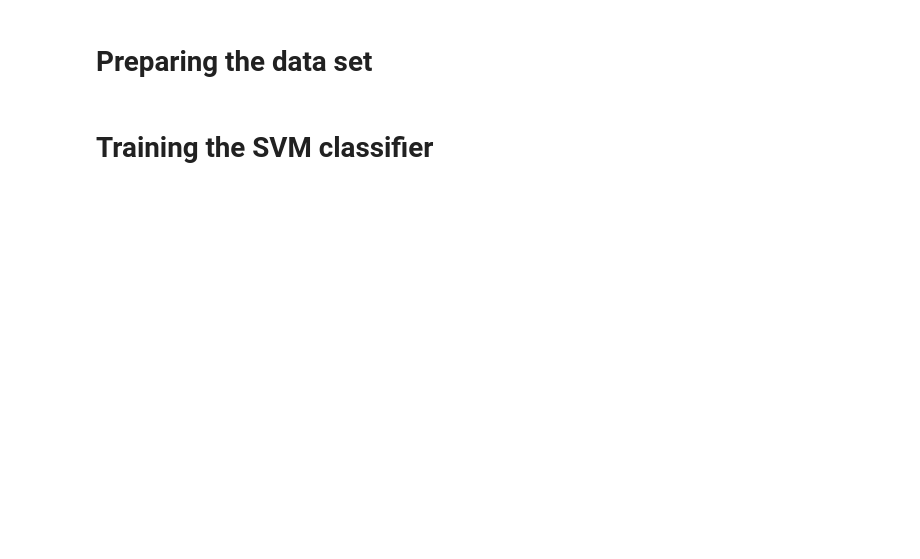
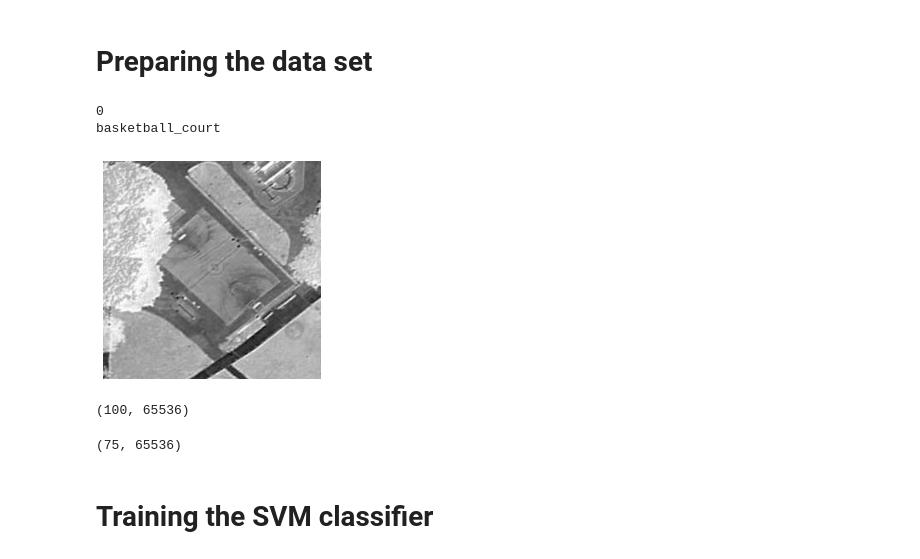
Before and after one commit to sehenaoga/image_classification, a Jupyter notebook: classifiers/SVM_classifier.ipynb, the cells around one changed output. Drawn from its saved outputs; the diff is of its cells as text; code cells hidden in the pictures; blank space fills up the shorter version.

```diff
--- a/classifiers/SVM_classifier.ipynb
+++ b/classifiers/SVM_classifier.ipynb
@@ -37,8 +38,8 @@ def error_fn(y_true, y_pred):
 # Reading the images
 # %%
 #Specifying the number of classes and images to use
-n_classes = 10;
-n_figs = 700;
+n_classes = 2;
+n_figs = 50;
 
 #Specifying the total number of classes and images avaialble
 N_classes = 45;
@@ -112,14 +121,20 @@ X = X[idx_random,:,:];
 y = y[idx_random]
 # %%
 #Visualizing some of the data
-idx = 5;
+idx = 11;
 X_sample = X[idx];
 plt.imshow(X_sample, cmap = mpl.cm.binary); plt.axis("off");
 print(y[idx])
 print(classes[y[idx]])
+# %% [output]
+0
+basketball_court
+[figure, added]
 # %%
 #Reshaping the dataset to a 2D array
 X = X.reshape(-1, 256*256);
 X.shape
+# %% [output]
+(100, 65536)
 # %%
 #Splitting the data set
@@ -128,6 +143,8 @@ N_train = len(X_train)
 N_test = len(X_test)
 # %%
 X_train.shape
+# %% [output]
+(75, 65536)
 # %% [markdown]
 # Training the SVM classifier
 # %%
```
Also changed, not shown: parts of 36 cells of this notebook.
